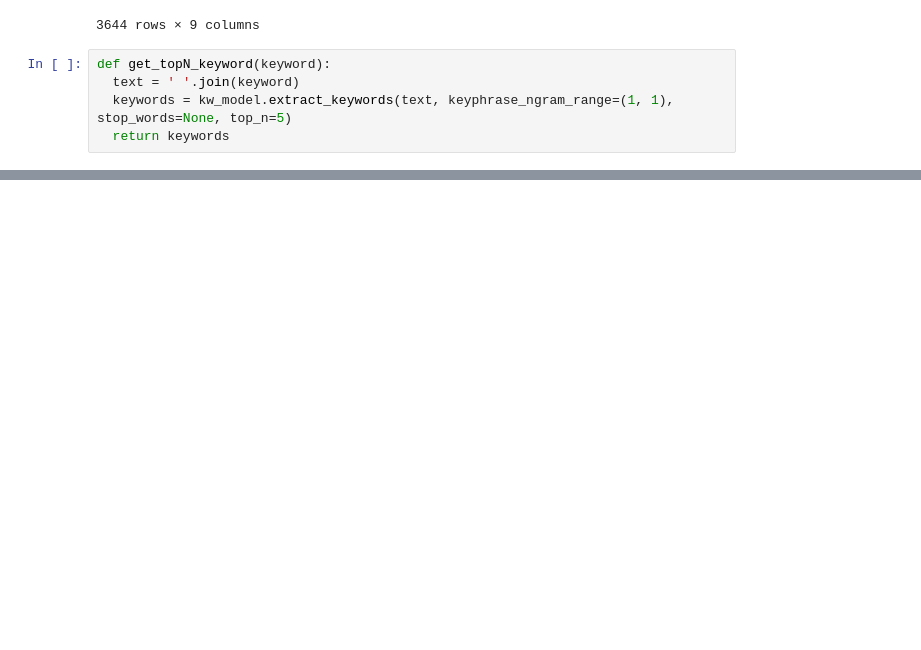
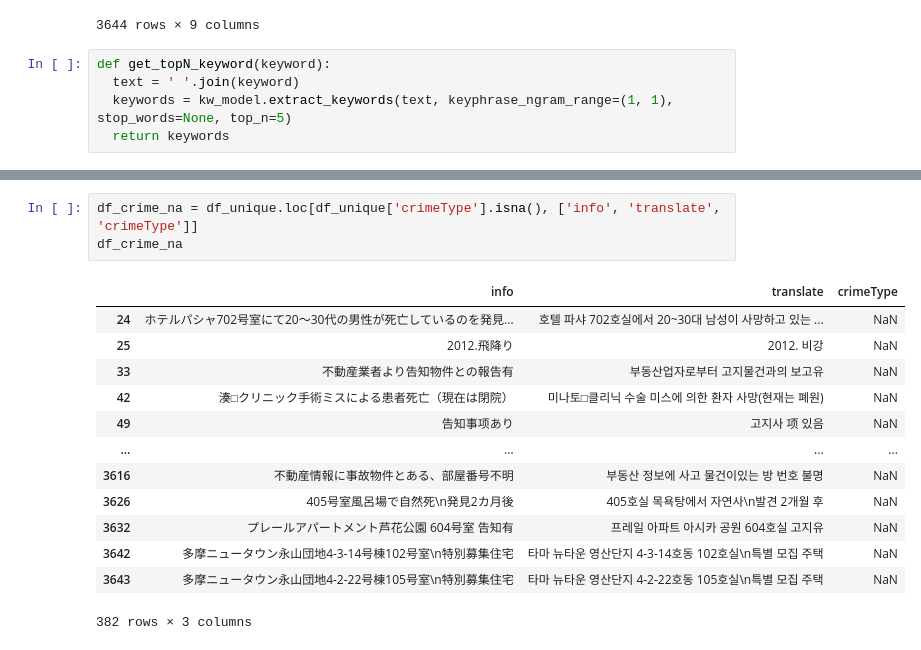
Before and after one commit to zinnie1025/AirbnbWise, a Jupyter notebook: Dataset_Processing/yunyoung/oshima_data_tagging.ipynb, the cells around one changed output, grey strips where cells are left out. Drawn from its saved outputs; the diff is of its cells as text; blank space fills up the shorter version.

```diff
--- a/Dataset_Processing/yunyoung/oshima_data_tagging.ipynb
+++ b/Dataset_Processing/yunyoung/oshima_data_tagging.ipynb
@@ -526,0 +627,17 @@ df_unique
+# %%
+df_crime_na = df_unique.loc[df_unique['crimeType'].isna(), ['info', 'translate', 'crimeType']]
+df_crime_na
+# %% [output]
+|  | info | translate | crimeType |
+| 24 | ホテルパシャ702号室にて20～30代の男性が死亡しているのを発見... | 호텔 파샤 702호실에서 20~30대 남성이 사망하고 있는 ... | NaN |
+| 25 | 2012.飛降り | 2012. 비강 | NaN |
+| 33 | 不動産業者より告知物件との報告有 | 부동산업자로부터 고지물건과의 보고유 | NaN |
+| 42 | 湊□クリニック手術ミスによる患者死亡（現在は閉院） | 미나토□클리닉 수술 미스에 의한 환자 사망(현재는 폐원) | NaN |
+| 49 | 告知事项あり | 고지사 项 있음 | NaN |
+| ... | ... | ... | ... |
+| 3616 | 不動産情報に事故物件とある、部屋番号不明 | 부동산 정보에 사고 물건이있는 방 번호 불명 | NaN |
+| 3626 | 405号室風呂場で自然死\n発見2カ月後 | 405호실 목욕탕에서 자연사\n발견 2개월 후 | NaN |
+| 3632 | プレールアパートメント芦花公園 604号室 告知有 | 프레일 아파트 아시카 공원 604호실 고지유 | NaN |
+| 3642 | 多摩ニュータウン永山団地4-3-14号棟102号室\n特別募集住宅 | 타마 뉴타운 영산단지 4-3-14호동 102호실\n특별 모집 주택 | NaN |
+| 3643 | 多摩ニュータウン永山団地4-2-22号棟105号室\n特別募集住宅 | 타마 뉴타운 영산단지 4-2-22호동 105호실\n특별 모집 주택 | NaN |
+382 rows × 3 columns
```
Also changed, not shown: parts of 14 cells of this notebook.
